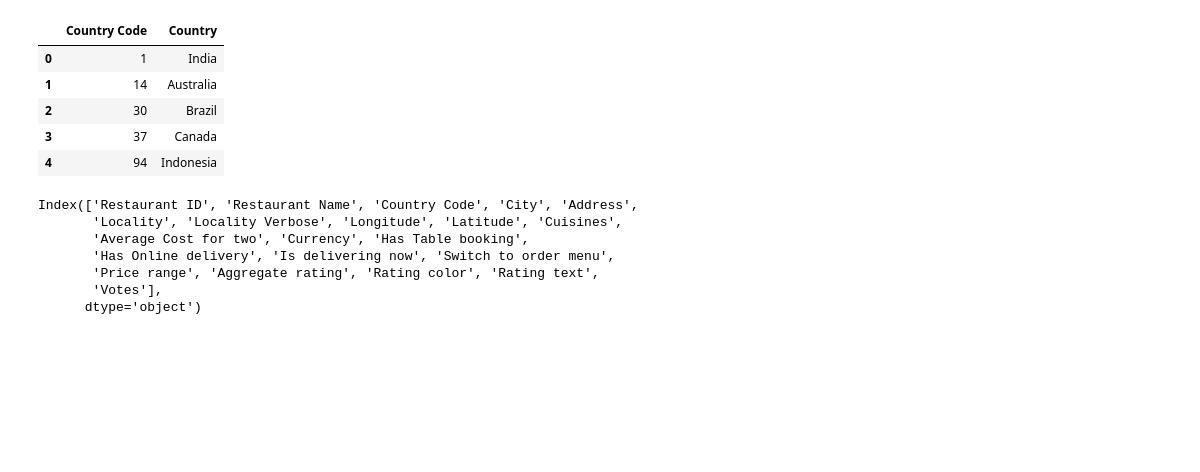
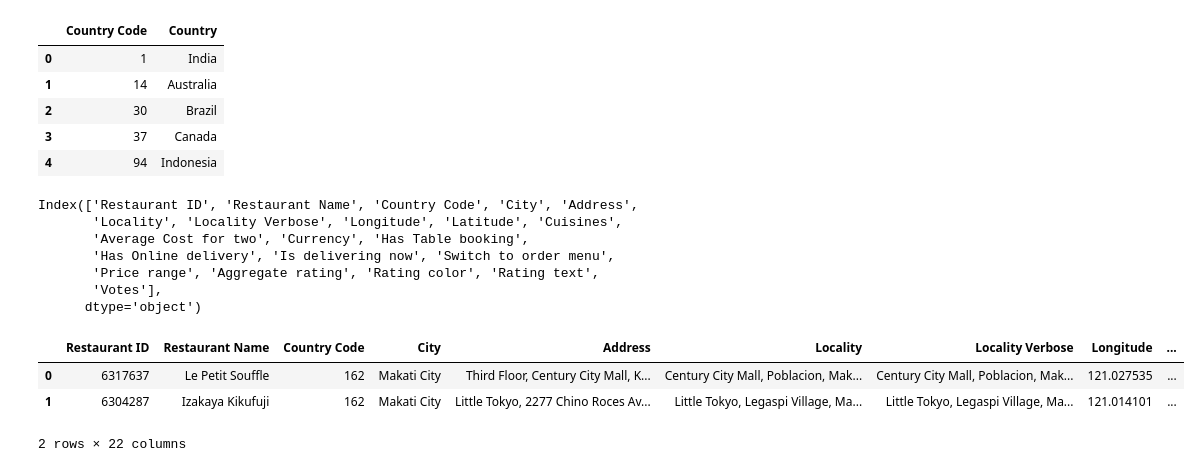
Before and after one commit to Shrutik-0101/Machine-Learning-Portfolio, a Jupyter notebook: Zomato.ipynb, the cells around one changed output. Drawn from its saved outputs; the diff is of its cells as text; code cells hidden in the pictures; blank space fills up the shorter version.

```diff
--- a/Zomato.ipynb
+++ b/Zomato.ipynb
@@ -131,3 +131,11 @@ Index(['Restaurant ID', 'Restaurant Name', 'Country Code', 'City', 'Address',
        'Price range', 'Aggregate rating', 'Rating color', 'Rating text',
        'Votes'],
       dtype='object')
+# %%
+final_df = pd.merge(df, df_country, on='Country Code', how='left')
+final_df.head(2)
+# %% [output]
+|  | Restaurant ID | Restaurant Name | Country Code | City | Address | Locality | Locality Verbose | Longitude | ... |
+| 0 | 6317637 | Le Petit Souffle | 162 | Makati City | Third Floor, Century City Mall, K... | Century City Mall, Poblacion, Mak... | Century City Mall, Poblacion, Mak... | 121.027535 | ... |
+| 1 | 6304287 | Izakaya Kikufuji | 162 | Makati City | Little Tokyo, 2277 Chino Roces Av... | Little Tokyo, Legaspi Village, Ma... | Little Tokyo, Legaspi Village, Ma... | 121.014101 | ... |
+2 rows × 22 columns
```
Also changed, not shown: parts of 4 cells of this notebook.
